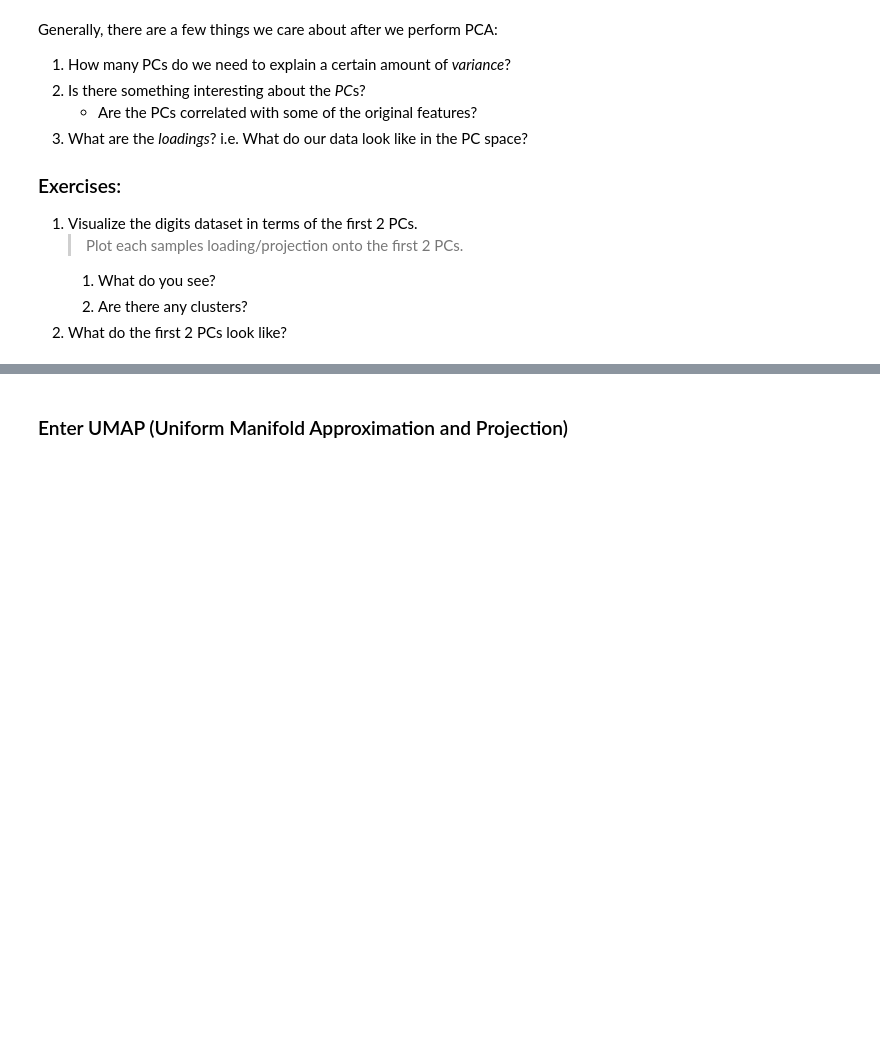
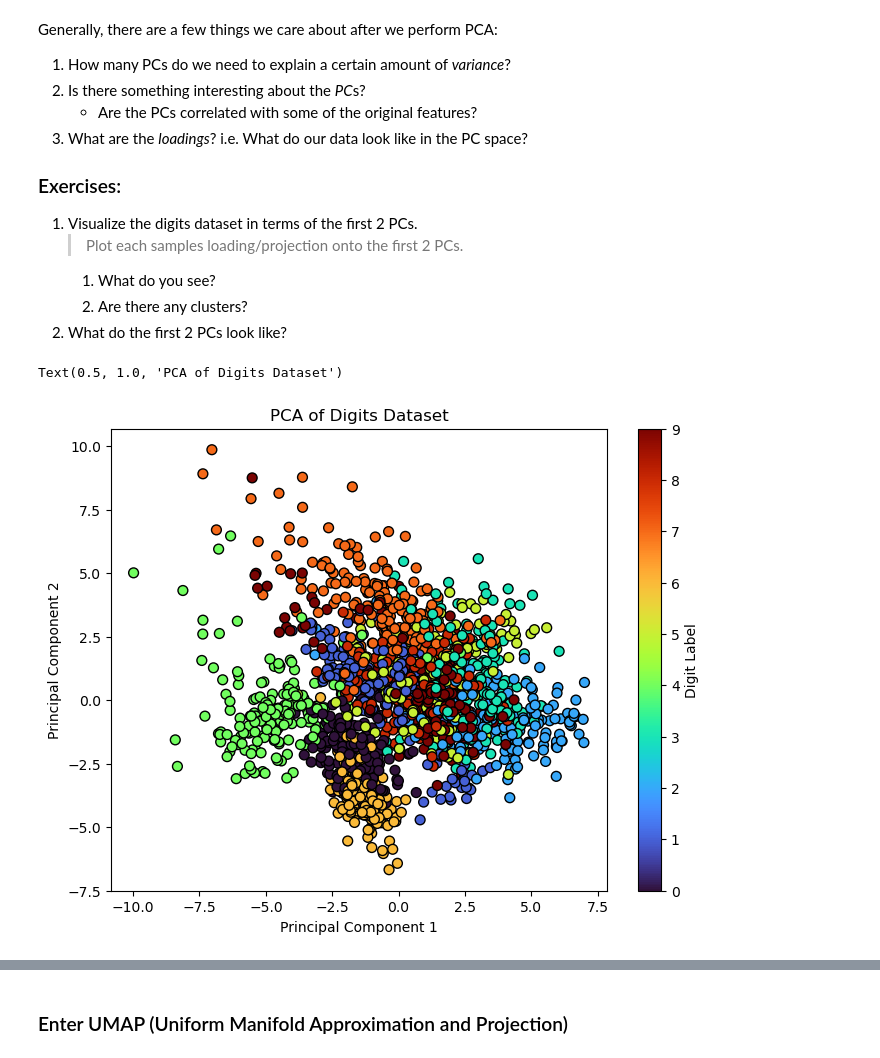
Before and after one commit to maggie-jiayizhang/pni_python_2025, a Jupyter notebook: notebooks/july_16.ipynb, the cells around one changed output, grey strips where cells are left out. Cells and saved outputs as stored; diff of their text form; code cells hidden in the pictures; blank space fills up the shorter version.

```diff
--- a/notebooks/july_16.ipynb
+++ b/notebooks/july_16.ipynb
@@ -41,3 +41,17 @@ Generally, there are a few things we care about after we perform PCA:
     1. What do you see?
     2. Are there any clusters?
 2. What do the first 2 PCs look like?
+# %%
+pc_i, pc_j = 0, 1 # choose PCs to plot
+
+plt.figure(figsize=(8, 6))
+plt.scatter(digits_data_pca[:, pc_i], digits_data_pca[:, pc_j],
+            c=digits_target, cmap="turbo", edgecolor='k', s=50)
+
+plt.colorbar(label='Digit Label')
+plt.xlabel(f'Principal Component {pc_i + 1}')
+plt.ylabel(f'Principal Component {pc_j + 1}')
+plt.title('PCA of Digits Dataset')
+# %% [output]
+Text(0.5, 1.0, 'PCA of Digits Dataset')
+[figure, added]
```
Also changed, not shown: parts of 4 cells of this notebook, 2 other files.
